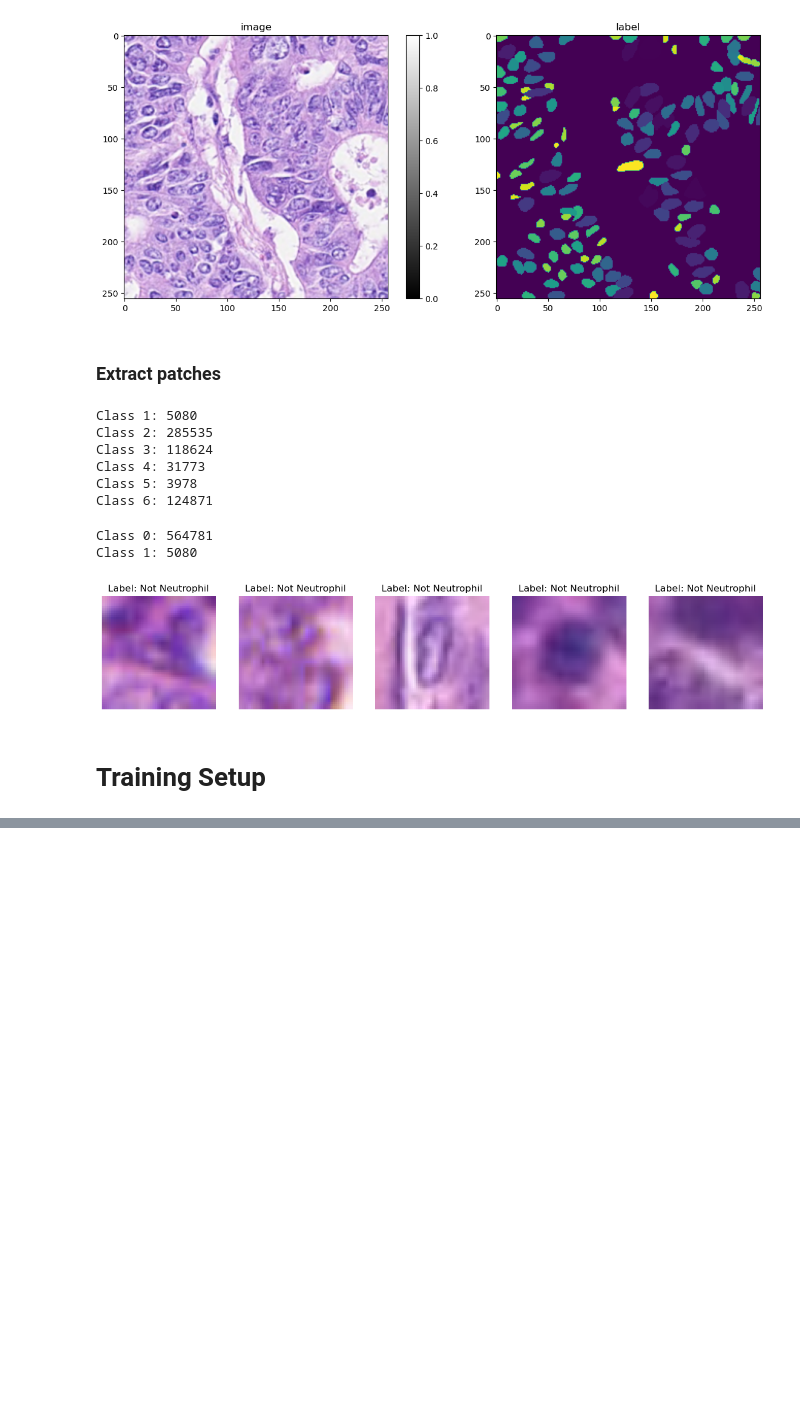
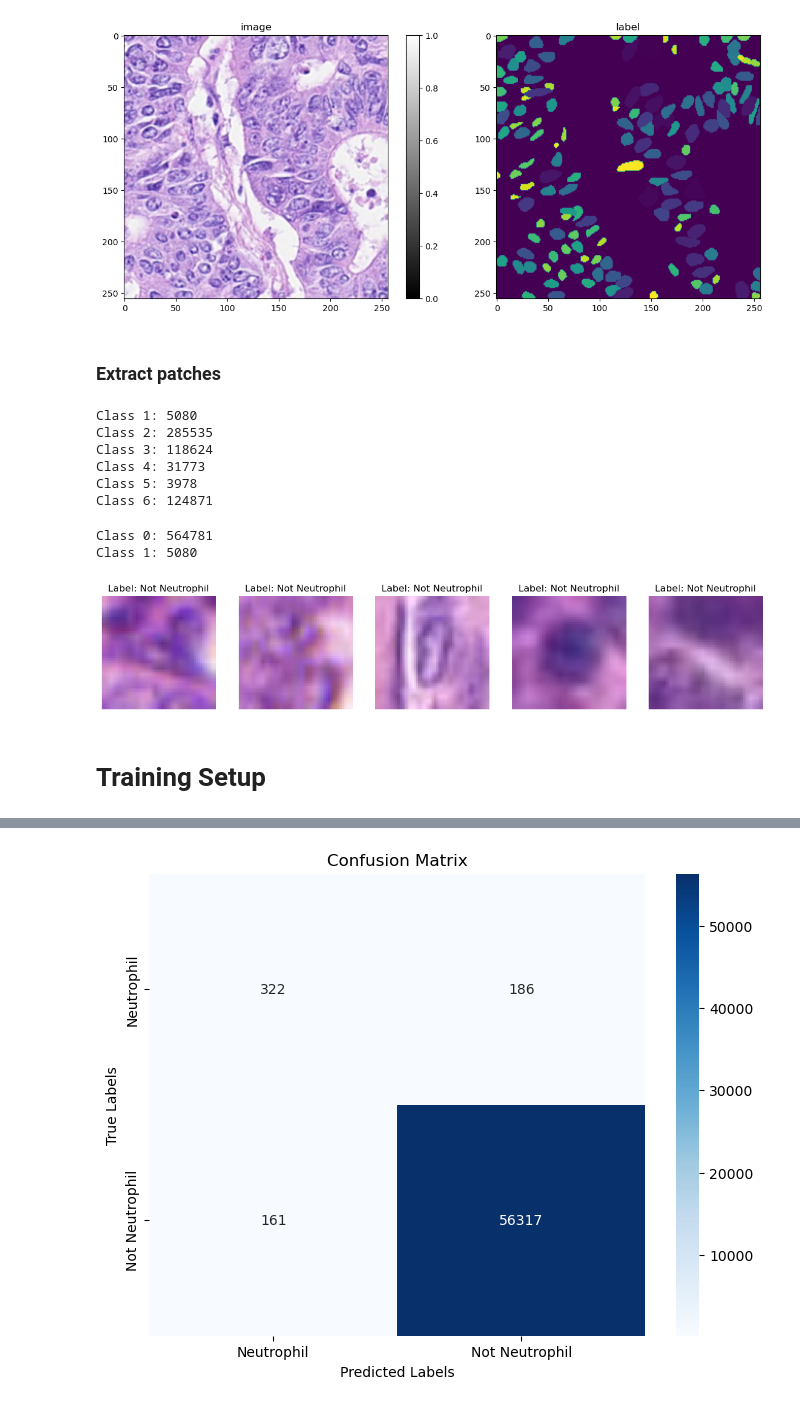
Before and after one commit to Marcusnsr/Bachelor, a Jupyter notebook: Neutrophile_Classifier.ipynb, the cells around one changed output, grey strips where cells are left out. Saved outputs shown, nothing was run; the diff lists cells and outputs as text; code cells hidden in the pictures; blank space fills up the shorter version.

```diff
--- a/Neutrophile_Classifier.ipynb
+++ b/Neutrophile_Classifier.ipynb
@@ -146,0 +305,5 @@ for gpu in gpus:
+# %%
+# Load the model
+model = ImageClassifier(num_classes=num_classes)
+model.load_state_dict(torch.load('neutrophil_modelv2.pth'))
+model.eval()
@@ -146,0 +328,15 @@ for gpu in gpus:
+# %%
+# Load the test data (500/50000)
+test_data = datasets.ImageFolder(root='data/test', transform=data_module.transform)
+test_loader = DataLoader(test_data, batch_size=32, shuffle=False)
+
+# Evaluate the model
+correct = 0
+total = 0
+with torch.no_grad():
+    for inputs, labels in test_loader:
+        outputs = model(inputs)
+        _, predicted = torch.max(outputs, 1)
+        total += labels.size(0)
+        correct += (predicted == labels).sum().item()
+        print(f'Accuracy of the model on the test images: {100 * correct / total}%')
@@ -146,0 +361,27 @@ for gpu in gpus:
+# %%
+# Confusion matrix (500/50000)
+from sklearn.metrics import confusion_matrix
+import seaborn as sns
+
+# Get the predictions
+all_preds = []
+all_labels = []
+with torch.no_grad():
+    for inputs, labels in test_loader:
+        outputs = model(inputs)
+        _, predicted = torch.max(outputs, 1)
+        all_preds.extend(predicted.numpy())
+        all_labels.extend(labels.numpy())
+# %%
+# Create the confusion matrix
+cm = confusion_matrix(all_labels, all_preds)
+
+# Assuming cm is your confusion matrix
+plt.figure(figsize=(8, 6))
+sns.heatmap(cm, annot=True, fmt='d', cmap='Blues', xticklabels=['Neutrophil', 'Not Neutrophil'], yticklabels=['Neutrophil', 'Not Neutrophil'])
+plt.xlabel('Predicted Labels')
+plt.ylabel('True Labels')
+plt.title('Confusion Matrix')
+plt.show()
+# %% [output]
+[figure, added]
```
Also changed, not shown: parts of 17 cells of this notebook, 10 other files.
